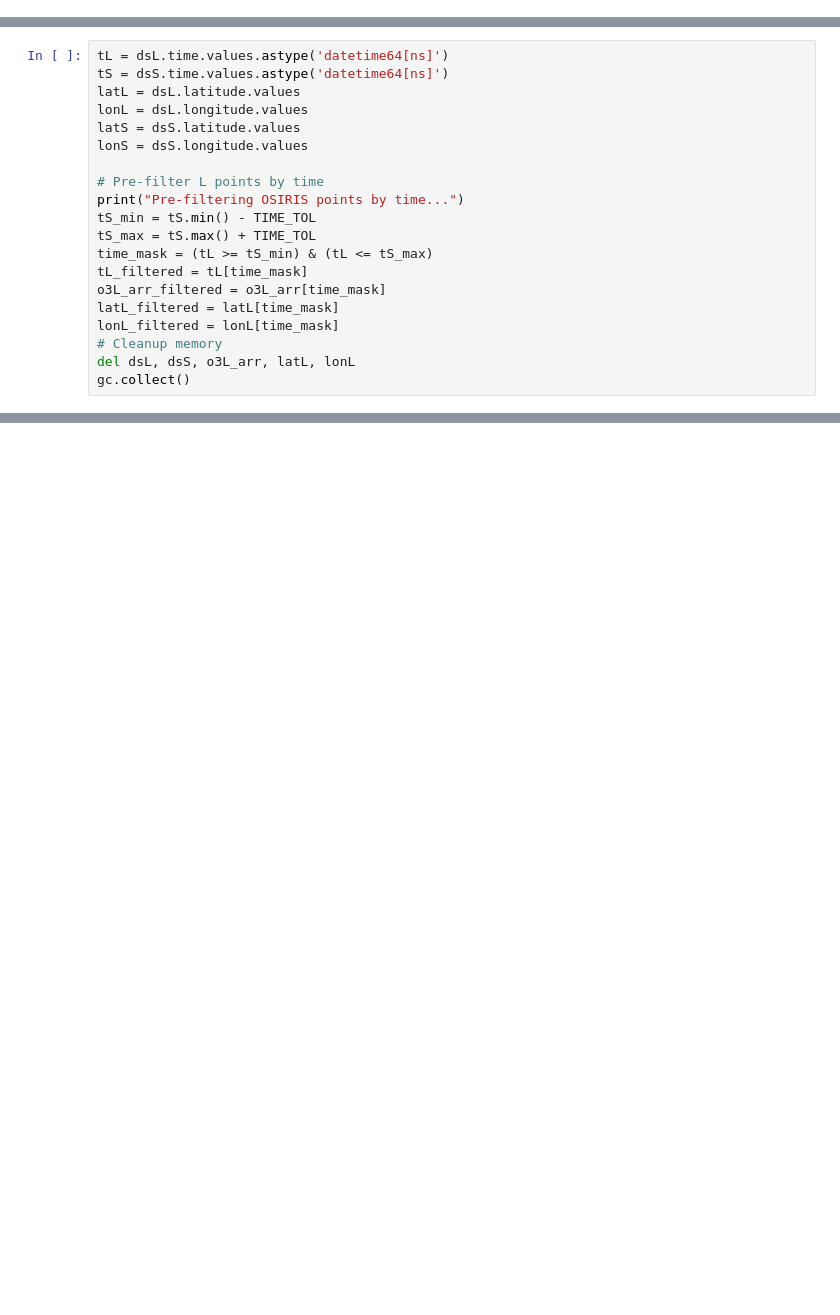
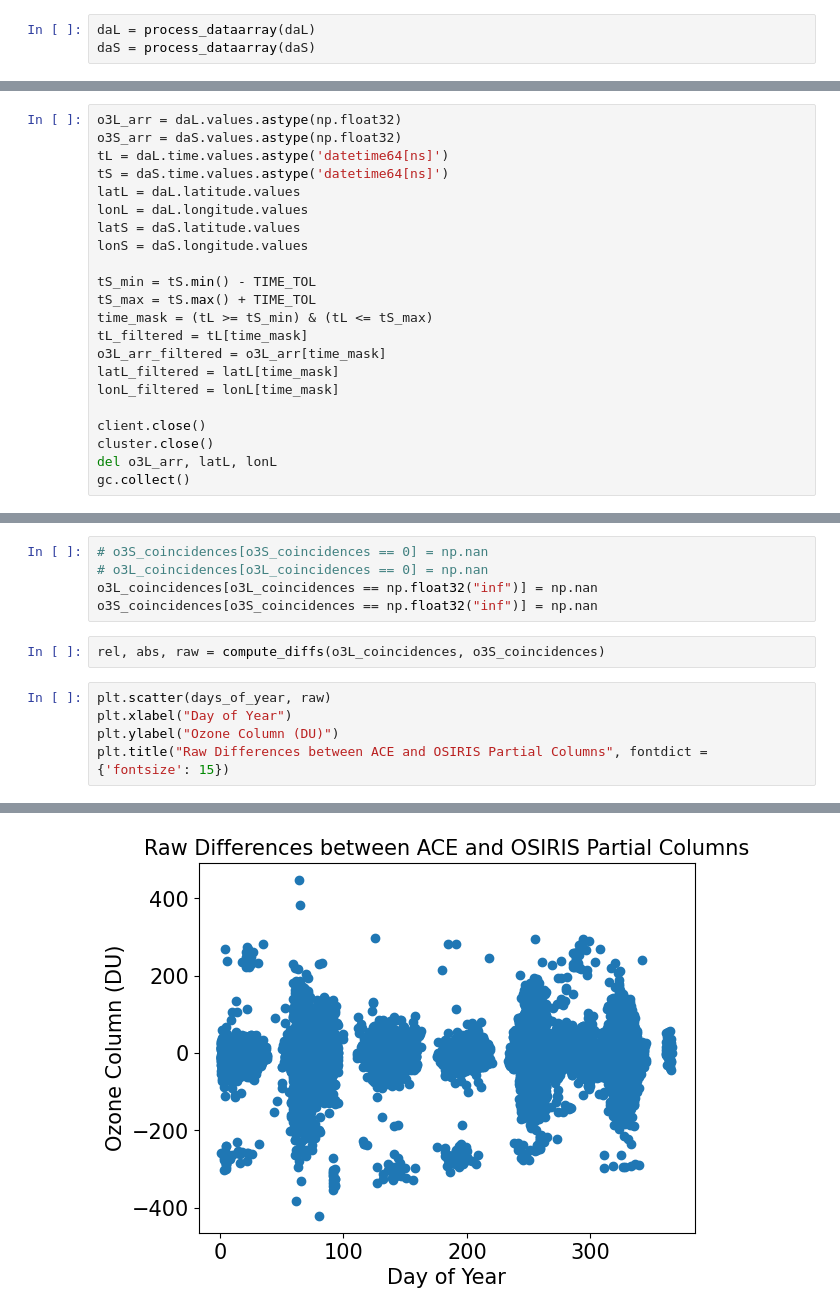
Before and after one commit to Sallamsaka/ozone-measurement-comparison, a Jupyter notebook: column comparisons.ipynb, the cells around one changed output, grey strips where cells are left out. Cells and saved outputs as stored; diff of their text form; blank space fills up the shorter version.

Commit message:
Halted at the column and profile comparisons, not sure what next to do

```diff
--- a/column comparisons.ipynb
+++ b/column comparisons.ipynb
@@ -76,3 +60,6 @@ dsS = wrap_o3_efficient(daS)
+# %%
+daL = process_dataarray(daL)
+daS = process_dataarray(daS)
 # %%
 cluster = LocalCluster(
     n_workers=2,
@@ -98,13 +72,13 @@ o3S_arr = daS.values.astype(np.float32)
 # %%
-tL = dsL.time.values.astype('datetime64[ns]')
-tS = dsS.time.values.astype('datetime64[ns]')
-latL = dsL.latitude.values
-lonL = dsL.longitude.values
-latS = dsS.latitude.values
-lonS = dsS.longitude.values
+o3L_arr = daL.values.astype(np.float32)
+o3S_arr = daS.values.astype(np.float32)
+tL = daL.time.values.astype('datetime64[ns]')
+tS = daS.time.values.astype('datetime64[ns]')
+latL = daL.latitude.values
+lonL = daL.longitude.values
+latS = daS.latitude.values
+lonS = daS.longitude.values
 
-# Pre-filter L points by time
-print("Pre-filtering OSIRIS points by time...")
 tS_min = tS.min() - TIME_TOL
 tS_max = tS.max() + TIME_TOL
 time_mask = (tL >= tS_min) & (tL <= tS_max)
@@ -112,7 +86,9 @@ tL_filtered = tL[time_mask]
 o3L_arr_filtered = o3L_arr[time_mask]
 latL_filtered = latL[time_mask]
 lonL_filtered = lonL[time_mask]
-# Cleanup memory
-del dsL, dsS, o3L_arr, latL, lonL
+
+client.close()
+cluster.close()
+del o3L_arr, latL, lonL
 gc.collect()
 # %% [output]
@@ -239,0 +183,13 @@ Memory cleanup completed!
+# %%
+# o3S_coincidences[o3S_coincidences == 0] = np.nan
+# o3L_coincidences[o3L_coincidences == 0] = np.nan
+o3L_coincidences[o3L_coincidences == np.float32("inf")] = np.nan
+o3S_coincidences[o3S_coincidences == np.float32("inf")] = np.nan
+# %%
+rel, abs, raw = compute_diffs(o3L_coincidences, o3S_coincidences)
+# %%
+plt.scatter(days_of_year, raw)
+plt.xlabel("Day of Year")
+plt.ylabel("Ozone Column (DU)")
+plt.title("Raw Differences between ACE and OSIRIS Partial Columns", fontdict = {'fontsize': 15})
+# %% [output]
@@ -239,0 +197 @@ Memory cleanup completed!
+[figure, added]
```
Also changed, not shown: parts of 23 cells of this notebook, 1 other file.
